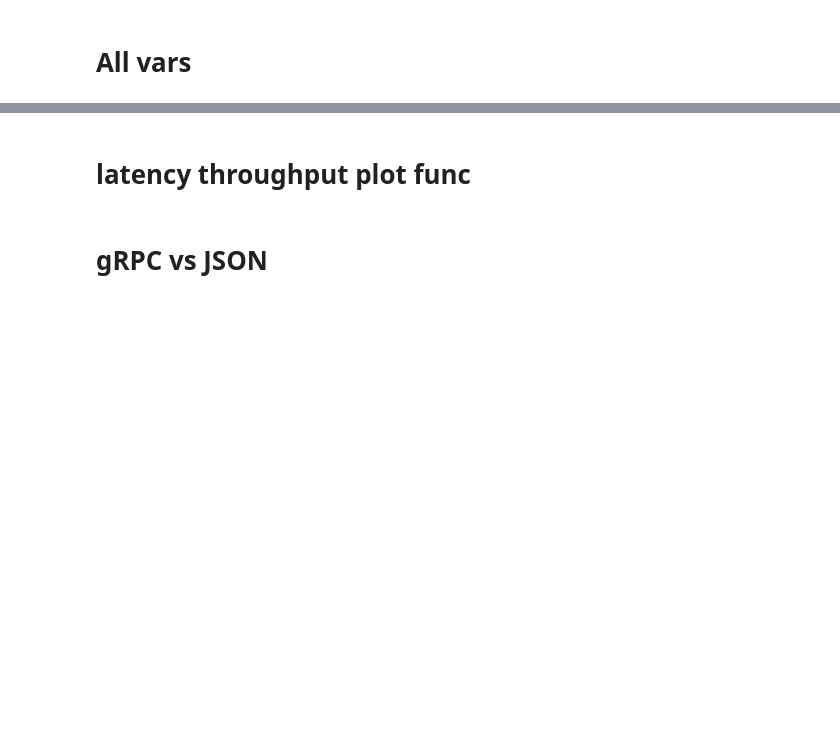
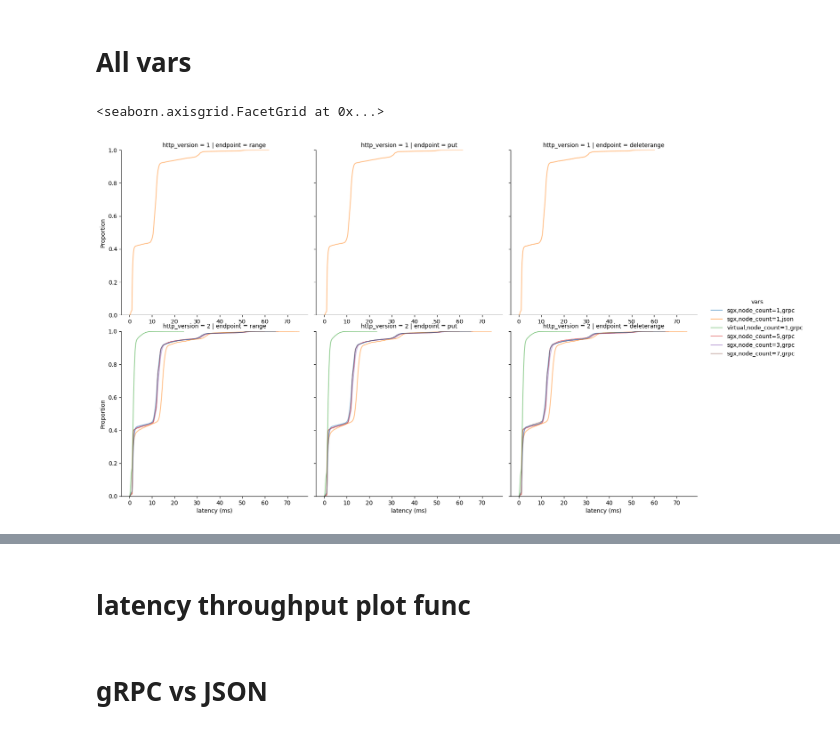
Before and after one commit to microsoft/LSKV, a Jupyter notebook: benchmark/k6-analysis.ipynb, the cells around one changed output, grey strips where cells are left out. Saved outputs shown, nothing was run; the diff lists cells and outputs as text; code cells hidden in the pictures; blank space fills up the shorter version.

```diff
--- a/benchmark/k6-analysis.ipynb
+++ b/benchmark/k6-analysis.ipynb
@@ -103,9 +134,12 @@ if len(data["query"].dropna()) > 0:
 # All vars
 # %%
 plot_data = req_duration_data.copy(deep=False)
-p = analyser.plot_ecdf(plot_data, col="endpoint", ignore_vars=ignore_vars)
+p = analyser.plot_ecdf(plot_data, col="endpoint", row="http_version", ignore_vars=ignore_vars)
 p.figure.suptitle("")
 p.set(xlabel="latency (ms)")
+# %% [output]
+<seaborn.axisgrid.FacetGrid at 0x...>
+[figure, added]
 # %%
 plot_data = req_duration_data.copy(deep=False)
 p = analyser.plot_percentile_latency_over_time(
```
Also changed, not shown: parts of 12 cells of this notebook, 1 other file.
